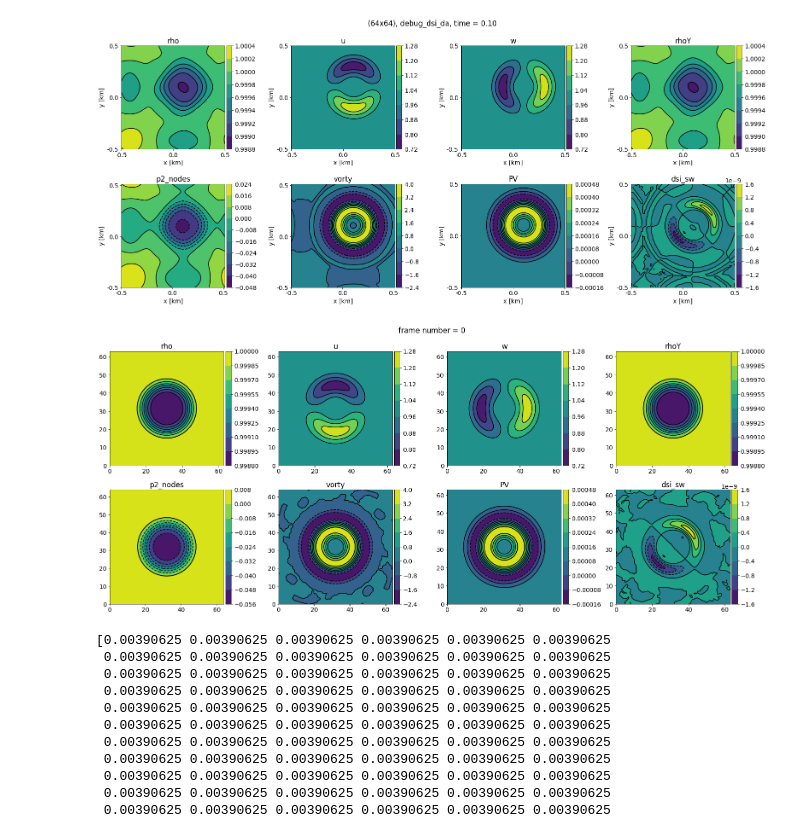
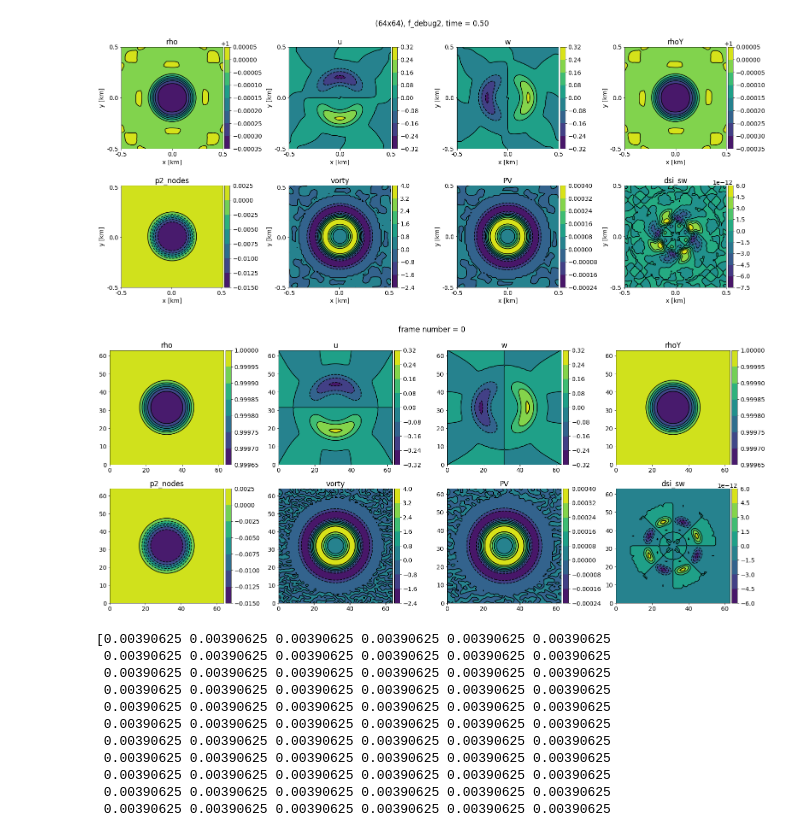
Before and after one commit to ray-chew/pyBELLA, a Jupyter notebook: visualiser_debugger/swe_vortex_dsi.ipynb, the cells around one changed output. Saved outputs shown, nothing was run; the diff lists cells and outputs as text; code cells hidden in the pictures.

```diff
--- a/visualiser_debugger/swe_vortex_dsi.ipynb
+++ b/visualiser_debugger/swe_vortex_dsi.ipynb
@@ -39,6 +39,7 @@ sfx0 = 'debug_H0'
 sfx0 = 'comp_10.0_tra_corr_2pi_truth'
 # sfx0 = 'psinc_1.0_tra_truth'
 sfx0 = 'debug_dsi_da'
+sfx0 = 'f_debug2'
 # sfx0 = 'debug_coriolis_travelling'
 # sfx0 = 'corr_1.0'
 # sfx = sfx0 + '_10.0_tra'
@@ -109,35 +110,35 @@ for tt,time in enumerate(times):
     # Calculate DSI_SW
     dsi_sw, PV = dsi.get_DSI_SW(data, g, ud, elem)
     PV = [PV, 'PV']
     dsi_sw = [dsi_sw,'dsi_sw']
 
     time_series[tt,plt_cnt] = PV
     time_series[tt,plt_cnt+1] = dsi_sw
 
 if debug == True:
-    idx = 10
+    idx = 50
     fs = (22,5.5)
     fs = (22,10)
 #     fs = (22,22)
     # fs = (6,6)
     ncolslen = int((len(attributes))/2) if len(attributes) > 1 else 1
     ncolslen = 4
     pl = pt.plotter(time_series[idx],ncols=ncolslen,figsize=fs,sharey=False)
 
     x_axs = [-0.5,0.0,0.5]
     y_axs = [-0.5,0.0,0.5]
     x_loc = np.linspace(0,Nx-1,3)
     y_loc = np.linspace(0,Nz-1,3)
     x_label = r'x [km]'
     y_label = r'y [km]'
     st = 'SWE shear flow (%ix%i), $\Delta t = 12s$. Potential vortcity in the (x-z) plane.' %(Nx,Nz)
     st = '(%ix%i), %s, time = %.2f' %(Nx,Nz, sfx, times[idx])
 
     pl.set_axes(x_locs=x_loc, y_locs=y_loc, x_axs=x_axs, y_axs=y_axs, x_label=x_label, y_label=y_label)
     _ = pl.plot(aspect='equal',method='contour',suptitle=st)
     pl.save_fig('swetv_%.2f' %(times[idx]))
 # %% [output]
-[figure, old version]
+[figure, new version]
 # %%
 import plotting_tools as pt
 pt = reload(pt)
@@ -151,7 +152,7 @@ a2d.suptitle = title_gen
 a2d.method = 'contour'
 anim = a2d.animate(interval=500, aspect='equal', method='contour')
 # %% [output]
-[figure, old version]
+[figure, new version]
 # %%
 import matplotlib.animation as animation
 
```
Also changed, not shown: 1 other file.
